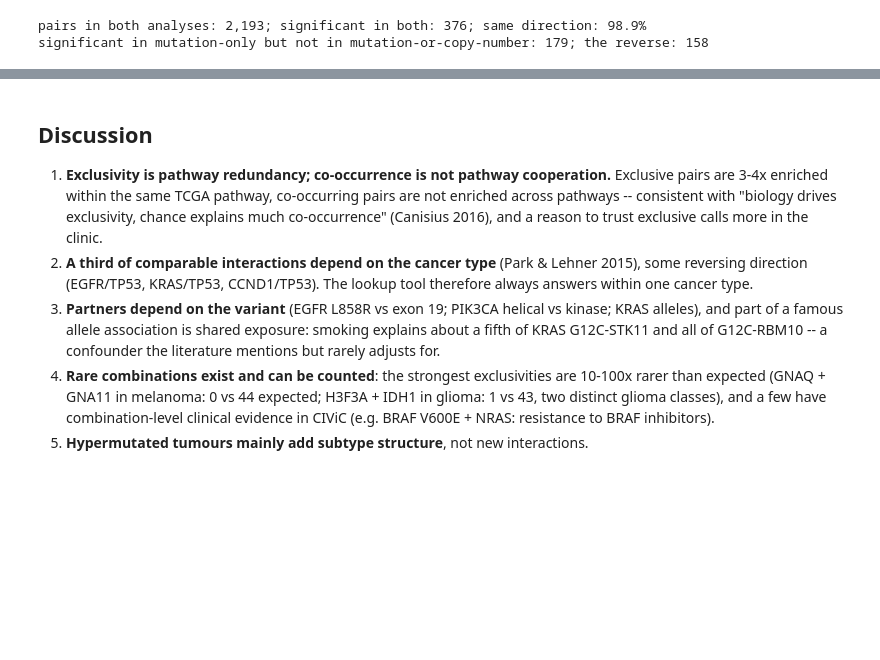
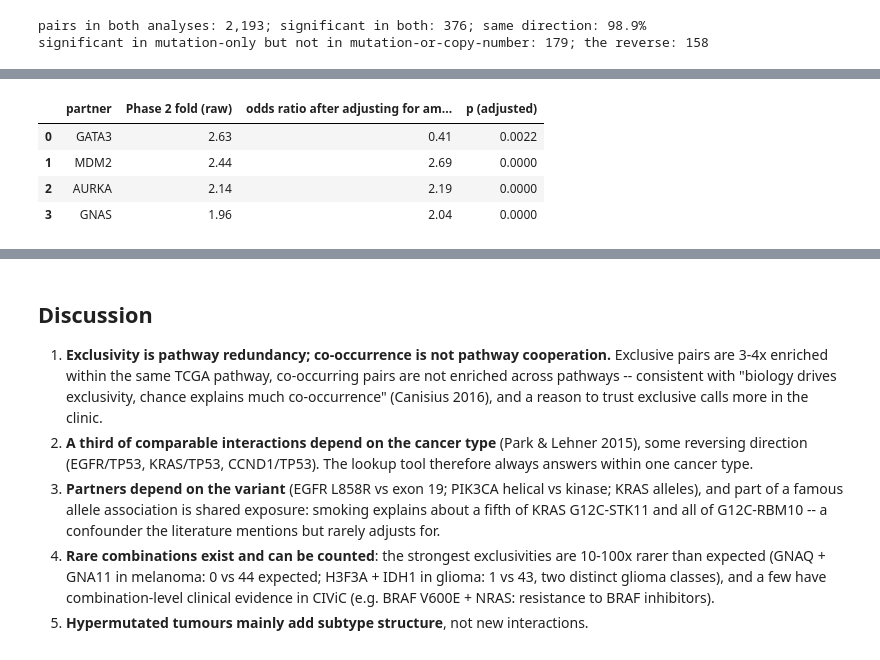
Before and after one commit to Wlimni/Learning-Cancer-Mutation-Landscapes-from-Large-Scale-Mutation-Testing-Data-fyp, a Jupyter notebook: notebooks/04_phase4_insight.ipynb, the cells around one changed output, grey strips where cells are left out. Saved outputs shown, nothing was run; the diff lists cells and outputs as text; code cells hidden in the pictures; blank space fills up the shorter version.

```diff
--- a/notebooks/04_phase4_insight.ipynb
+++ b/notebooks/04_phase4_insight.ipynb
@@ -387,0 +409,36 @@ significant in mutation-only but not in mutation-or-copy-number: 179; the revers
+# %%
+import statsmodels.api as sm
+
+bc = clinical_tidy = pd.read_parquet(PROCESSED_DIR / "clinical_tidy.parquet")
+bc = bc[(bc.CANCER_TYPE == "Breast Cancer") & bc.IS_REPRESENTATIVE & bc.CNA_TESTED].set_index("SAMPLE_ID")
+alterations_long = pd.read_parquet(PROCESSED_DIR / "alterations_long.parquet",
+                                   columns=["Sample_ID", "Hugo_Symbol", "Alteration_Type", "CNA_Direction", "CANCER_TYPE"])
+amp = alterations_long[(alterations_long.CANCER_TYPE == "Breast Cancer") & (alterations_long.Alteration_Type == "CNV")
+                       & (alterations_long.CNA_Direction == "Amplification")]
+burden = amp.groupby("Sample_ID").size().reindex(bc.index).fillna(0)
+
+
+def flag(gene):
+    return bc.index.isin(set(amp.loc[amp.Hugo_Symbol == gene, "Sample_ID"])).astype(int)
+
+
+d = pd.DataFrame(index=bc.index)
+d["cd79b"] = flag("CD79B")
+d["log_burden_excl"] = np.log1p(burden.values - d["cd79b"])   # every OTHER gene's amplification burden
+
+rows = []
+for partner in ["GATA3", "MDM2", "AURKA", "GNAS"]:
+    d["y"] = flag(partner)
+    raw = pairs[(pairs.Cancer_Type == "Breast Cancer") & pairs.Gene_A.isin(["CD79B", partner])
+               & pairs.Gene_B.isin(["CD79B", partner])].iloc[0]
+    m = sm.Logit(d["y"], sm.add_constant(d[["cd79b", "log_burden_excl"]])).fit(disp=0)
+    rows.append({"partner": partner, "Phase 2 fold (raw)": round(raw.fold_enrichment, 2),
+                 "odds ratio after adjusting for amp burden": round(np.exp(m.params["cd79b"]), 2),
+                 "p (adjusted)": round(m.pvalues["cd79b"], 4)})
+pd.DataFrame(rows)
+# %% [output]
+|  | partner | Phase 2 fold (raw) | odds ratio after adjusting for am... | p (adjusted) |
+| 0 | GATA3 | 2.63 | 0.41 | 0.0022 |
+| 1 | MDM2 | 2.44 | 2.69 | 0.0000 |
+| 2 | AURKA | 2.14 | 2.19 | 0.0000 |
+| 3 | GNAS | 1.96 | 2.04 | 0.0000 |
```
Also changed, not shown: parts of 2 cells of this notebook, 3 other files.
